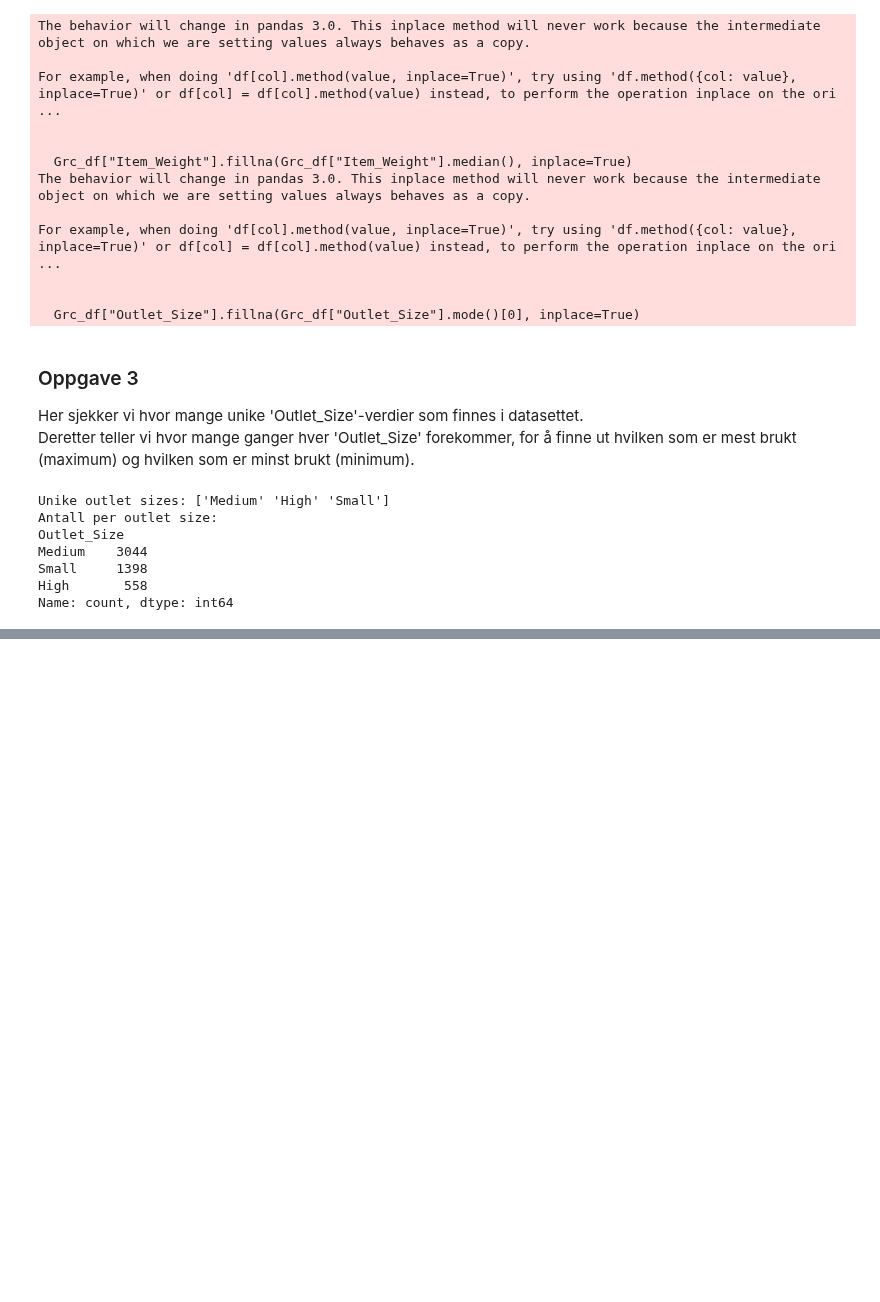
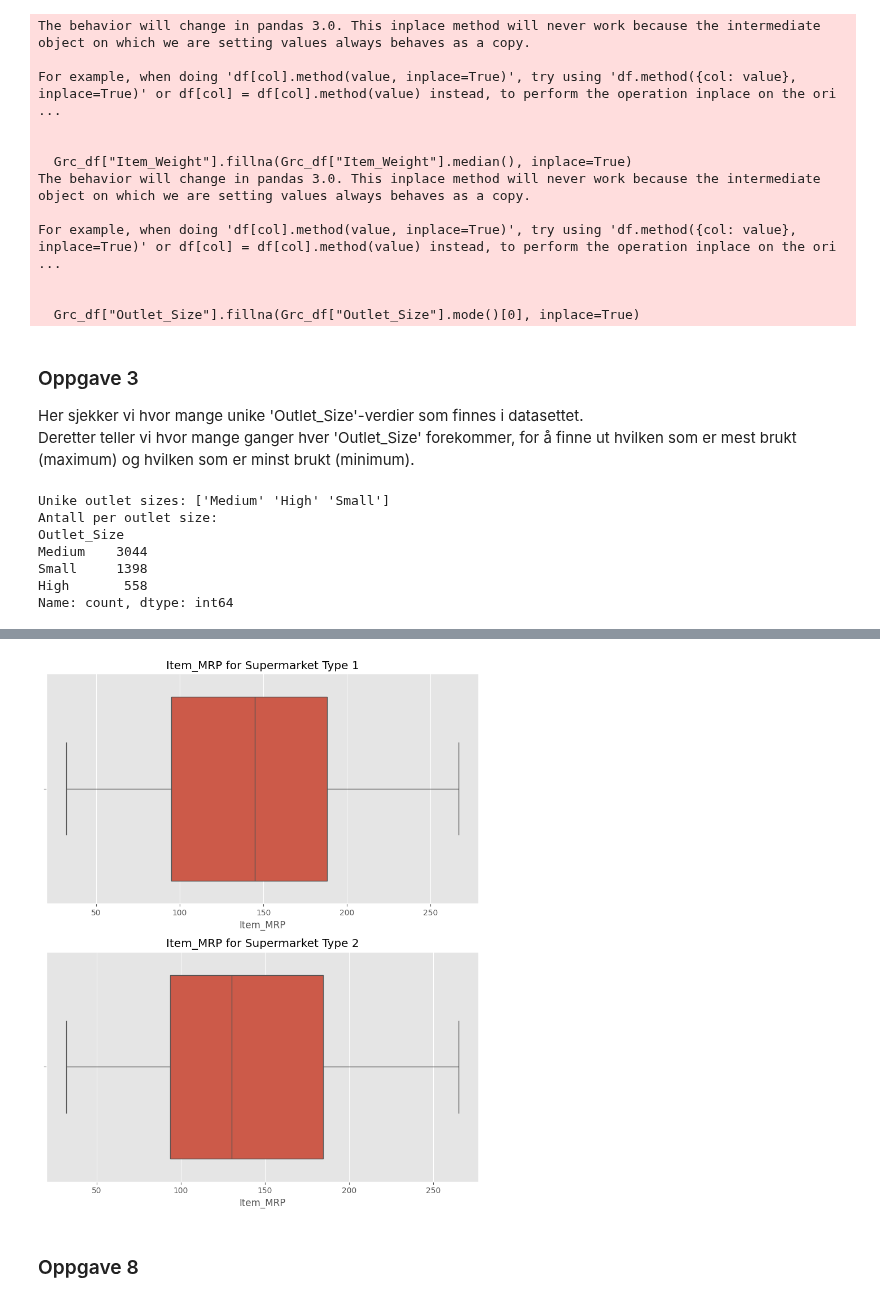
Before and after one commit to HeleneBrandt/Intro-til-AI, a Jupyter notebook: Mandatory_Assignment1.ipynb, the cells around one changed output, grey strips where cells are left out. Drawn from its saved outputs; the diff is of its cells as text; code cells hidden in the pictures; blank space fills up the shorter version.

```diff
--- a/Mandatory_Assignment1.ipynb
+++ b/Mandatory_Assignment1.ipynb
@@ -115,0 +122,16 @@ Name: count, dtype: int64
+# %%
+# Sjekke unike verdier
+print(Grc_df['Item_Fat_Content'].unique())
+
+# Antall unike verdier
+print("Antall unike:", Grc_df['Item_Fat_Content'].nunique())
+
+# Standardisere innholdet
+Grc_df['Item_Fat_Content'] = Grc_df['Item_Fat_Content'].replace({
+    'LF': 'Low Fat',
+    'low fat': 'Low Fat',
+    'reg': 'Regular'
+})
+
+# Sjekke igjen
+print(Grc_df['Item_Fat_Content'].unique())
@@ -115,0 +148,6 @@ Name: count, dtype: int64
+# %%
+# Dropper kolonner etter indeks
+Grc_new_df = Grc_df.drop(Grc_df.columns[[0, 6]], axis=1)
+
+# Sjekk nye dimensjoner
+print(Grc_new_df.shape)
@@ -115,0 +161,6 @@ Name: count, dtype: int64
+# %%
+print(Grc_new_df['Outlet_Type'].unique())
+
+# Opprette to datasett basert på Outlet_Type
+SupType_1 = Grc_new_df[Grc_new_df['Outlet_Type'] == 'Supermarket Type1']
+SupType_2 = Grc_new_df[Grc_new_df['Outlet_Type'] == 'Supermarket Type2']
@@ -115,0 +177,20 @@ Name: count, dtype: int64
+# %%
+import seaborn as sns
+import matplotlib.pyplot as plt
+
+plt.style.use("ggplot")
+
+fig, axes = plt.subplots(2, 1, figsize=(8, 10))
+
+sns.boxplot(x=SupType_1['Item_MRP'], ax=axes[0])
+axes[0].set_title("Item_MRP for Supermarket Type 1")
+
+sns.boxplot(x=SupType_2['Item_MRP'], ax=axes[1])
+axes[1].set_title("Item_MRP for Supermarket Type 2")
+
+plt.tight_layout()
+plt.show()
+# %% [output]
+[figure, added]
+# %% [markdown]
+### Oppgave 8
```
Also changed, not shown: parts of 7 cells of this notebook.
